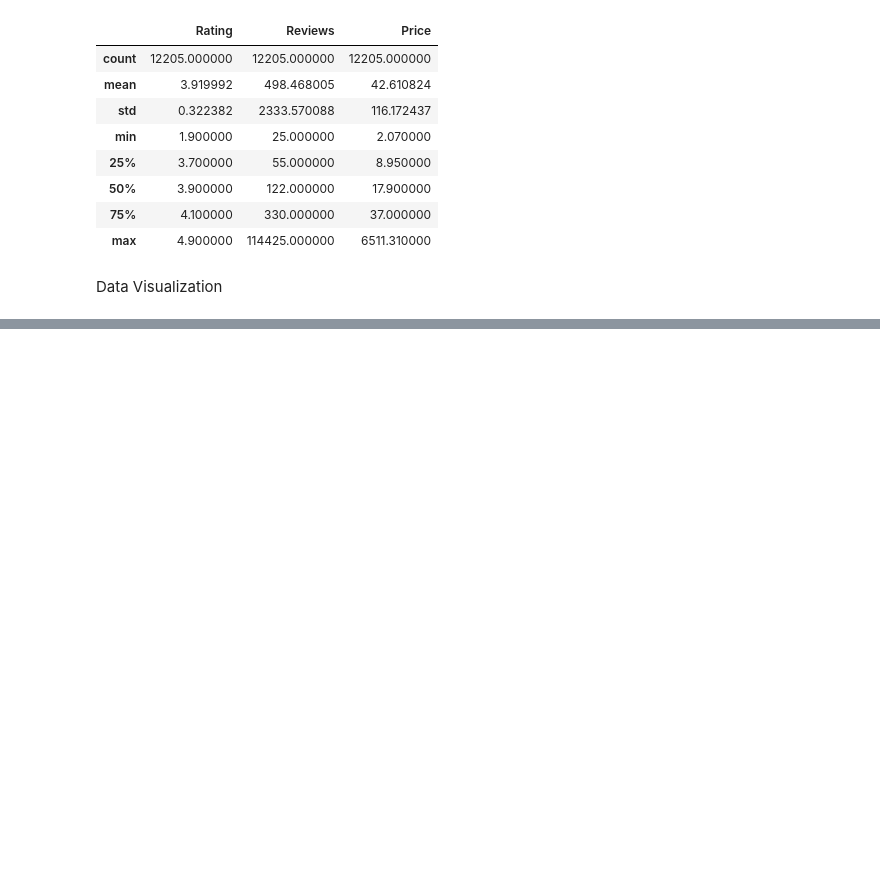
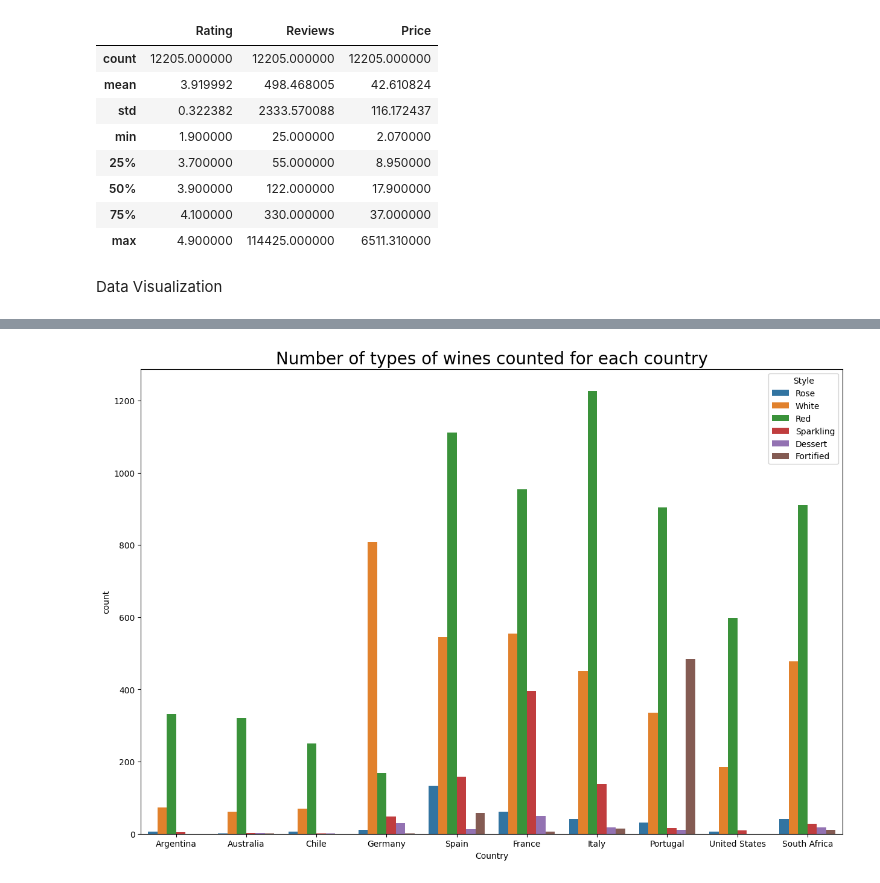
Before and after one commit to otabekds/My-Vivino-project, a Jupyter notebook: vivino.ipynb, the cells around one changed output, grey strips where cells are left out. Saved outputs shown, nothing was run; the diff lists cells and outputs as text; code cells hidden in the pictures; blank space fills up the shorter version.

```diff
--- a/vivino.ipynb
+++ b/vivino.ipynb
@@ -101,8 +103,10 @@ count_regions(df)
 # %%
 # Plot bar with dataset country
 def wine_each_country(dataset):
     plt.figure(figsize=(15, 10))
-    plt.title('Number of wines counted for each country', fontsize = 20)
+    plt.title('Number of types of wines counted for each country', fontsize = 20)
     sns.countplot(data=dataset, x='Country', hue='Style')
 
 wine_each_country(df)
+# %% [output]
+[figure, added]
```
Also changed, not shown: parts of 3 cells of this notebook.
